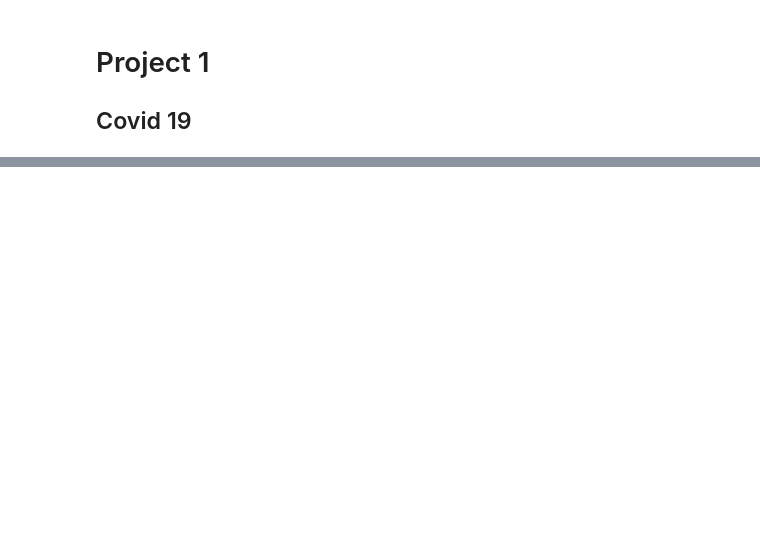
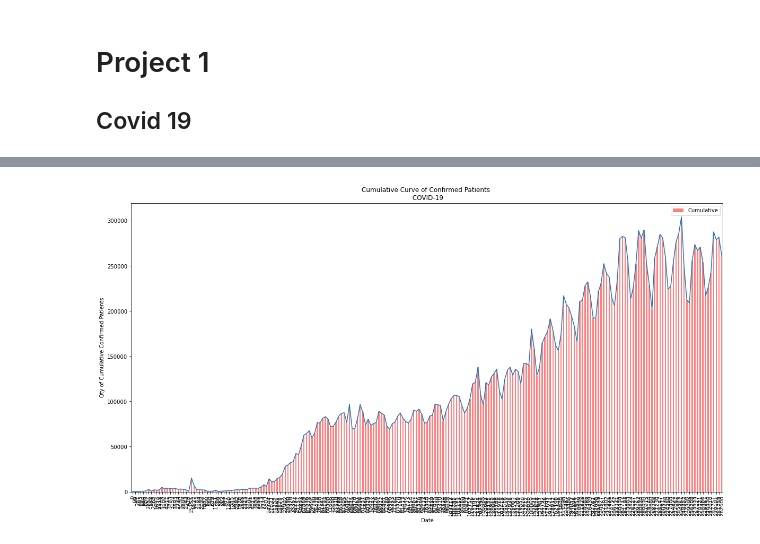
Before and after one commit to PamHvv14/Project1-Covid19, a Jupyter notebook: Project1_Covid19.ipynb, the cells around one changed output, grey strips where cells are left out. Saved outputs shown, nothing was run; the diff lists cells and outputs as text; code cells hidden in the pictures; blank space fills up the shorter version.

```diff
--- a/Project1_Covid19.ipynb
+++ b/Project1_Covid19.ipynb
@@ -30,0 +88,4 @@ main_df.head()
+# %%
+path = "Resources/world_data.csv"
+world_data_df = pd.read_csv(path)
+world_data_df
@@ -30,0 +135,14 @@ main_df.head()
+# %%
+#Generate a bar chart "Cumulative"
+tick_location1 = world_data_df.index.values
+
+world_data_df.plot(kind="bar", figsize=(20,10), color="r", alpha = 0.5, align = "center")
+plt.xticks(tick_location1, world_data_df["Cumulative"], rotation="vertical")
+plt.title("Cumulative Curve of Confirmed Patients \n COVID-19")
+plt.xlabel("Date")
+plt.ylabel("Qty of Cumulative Confirmed Patients")
+plt.plot(tick_location1, world_data_df["Cumulative"])
+plt.savefig("Images/world_cumulative_curve.png")
+plt.show()
+# %% [output]
+[figure, added]
```
Also changed, not shown: parts of 18 cells of this notebook, 3 other files.
